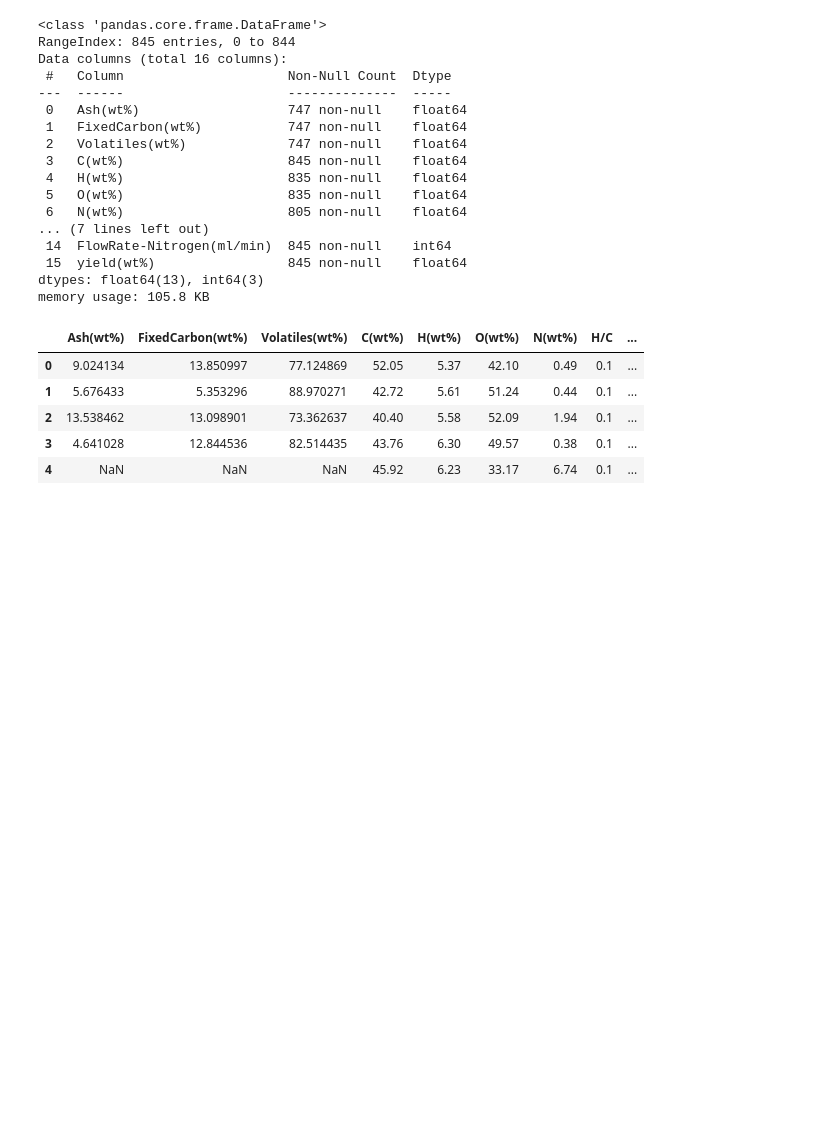
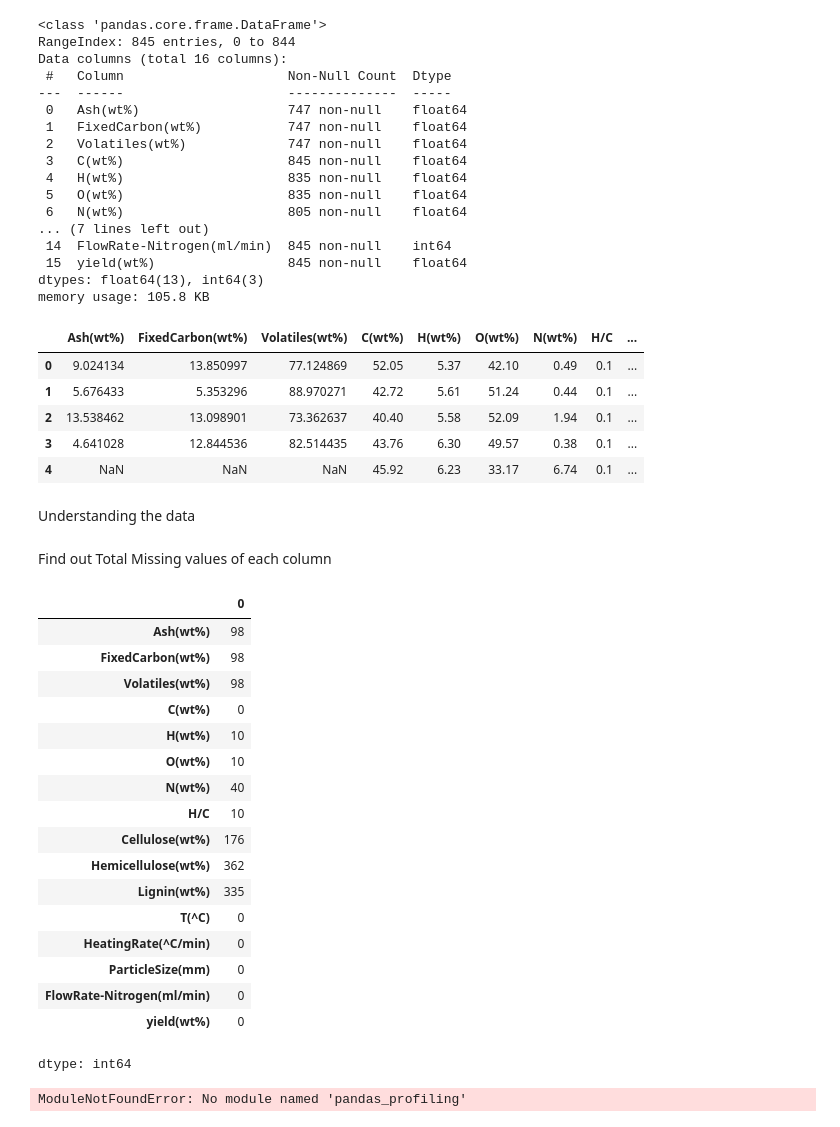
Before and after one commit to 17m301/BioFuel_YieldPrediction, a Jupyter notebook: Model.ipynb, the cells around one changed output. Drawn from its saved outputs; the diff is of its cells as text; code cells hidden in the pictures; blank space fills up the shorter version.

```diff
--- a/Model.ipynb
+++ b/Model.ipynb
@@ -28,3 +28,5 @@ memory usage: 105.8 KB
 | 2 | 13.538462 | 13.098901 | 73.362637 | 40.40 | 5.58 | 52.09 | 1.94 | 0.1 | ... |
 | 3 | 4.641028 | 12.844536 | 82.514435 | 43.76 | 6.30 | 49.57 | 0.38 | 0.1 | ... |
 | 4 | NaN | NaN | NaN | 45.92 | 6.23 | 33.17 | 6.74 | 0.1 | ... |
+# %% [markdown]
+Understanding the data
@@ -30,0 +37,28 @@ memory usage: 105.8 KB
+# %% [markdown]
+Find out Total Missing values of each column
+# %%
+df.isnull().sum()
+# %% [output]
+|  | 0 |
+| Ash(wt%) | 98 |
+| FixedCarbon(wt%) | 98 |
+| Volatiles(wt%) | 98 |
+| C(wt%) | 0 |
+| H(wt%) | 10 |
+| O(wt%) | 10 |
+| N(wt%) | 40 |
+| H/C | 10 |
+| Cellulose(wt%) | 176 |
+| Hemicellulose(wt%) | 362 |
+| Lignin(wt%) | 335 |
+| T(^C) | 0 |
+| HeatingRate(^C/min) | 0 |
+| ParticleSize(mm) | 0 |
+| FlowRate-Nitrogen(ml/min) | 0 |
+| yield(wt%) | 0 |
+dtype: int64
+# %%
+df.duplicated().sum()
+df[df.duplicated()] # Print the duplicates
+# %% [output]
+ModuleNotFoundError: No module named 'pandas_profiling'
```
Also changed, not shown: parts of 6 cells of this notebook.
